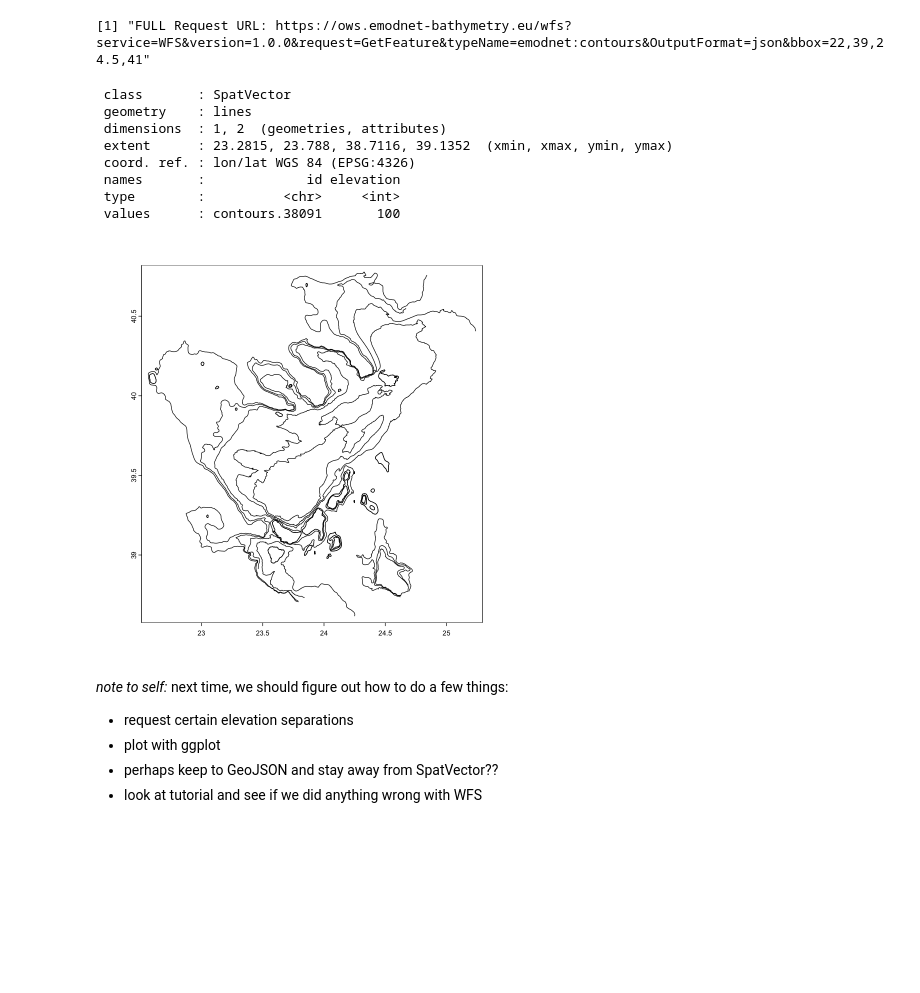
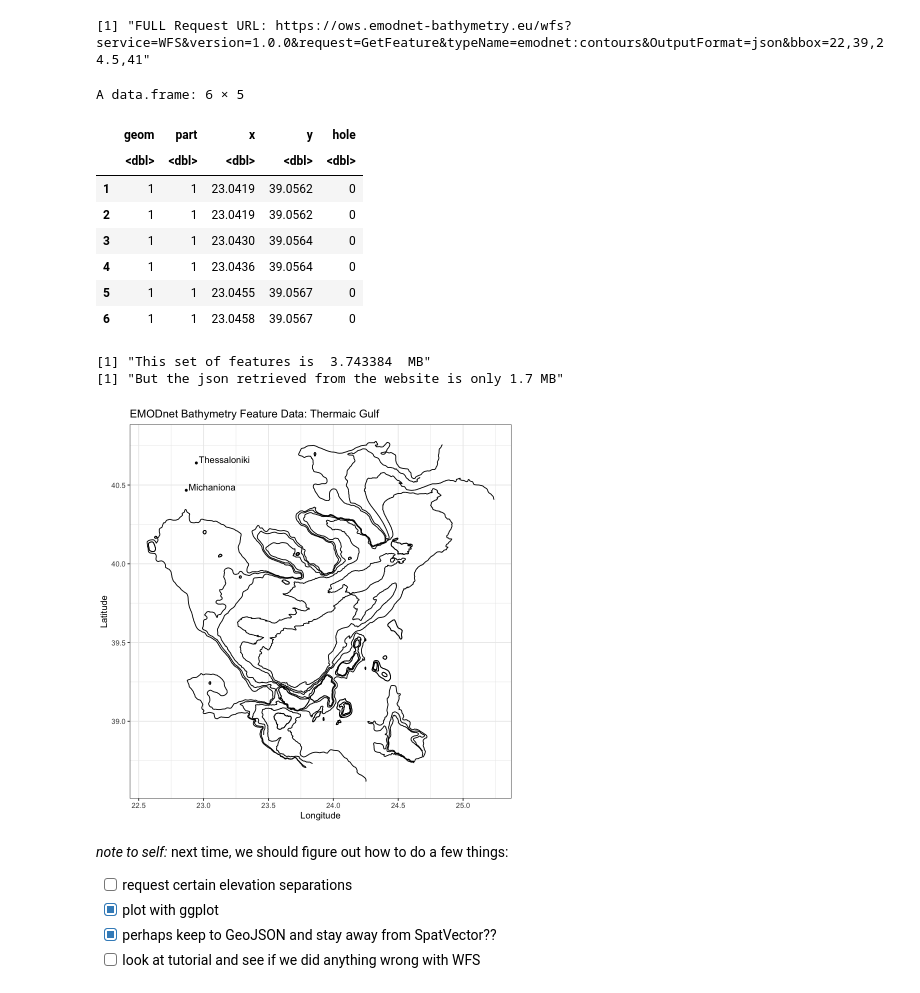
Before and after one commit to johnmays/bathymetric-data-vis, a Jupyter notebook: wfs_data_fetch_test.ipynb, the cells around one changed output. Cells and saved outputs as stored; diff of their text form; code cells hidden in the pictures; blank space fills up the shorter version.

Commit message:
redid plotting; tidied notebook
used ggplot instead of simply plot()

```diff
--- a/wfs_data_fetch_test.ipynb
+++ b/wfs_data_fetch_test.ipynb
@@ -35,34 +33,58 @@ get_bathymetry_contours <- function(xmin = 22.5, xmax = 25, ymin = 37.5, ymax =
   url <- paste("https://ows.emodnet-bathymetry.eu/wfs?service=WFS&version=1.0.0&request=GetFeature&typeName=",
                feature_type, "&OutputFormat=json&bbox=", bounding_box, sep = "")
   print(paste("FULL Request URL:", url))
-  # a function in terra for reading OGR GeoJSON data features:
-  # ogrInfo(dsn = url, layer = "OGRGeoJSON")
-  # layer <- readOGR(dsn = url, layer = "OGRGeoJSON")
-  layer <- vect(url, layer = "OGRGeoJSON")
-  return(layer)
+  # a function in terra for reading a GeoJSON file into terra's S4 vector
+  layer <- terra::vect(url) # , layer = "OGRGeoJSON"
+  contours <- terra::geom(layer) # turning vect into geom matri
+  contours <- as.data.frame(contours) # adding a data frame to geom matrix
+  return(contours)
 }
 # %%
 contours <- get_bathymetry_contours(xmin, xmax, ymin, ymax)
 # %% [output]
 [1] "FULL Request URL: https://ows.emodnet-bathymetry.eu/wfs?service=WFS&version=1.0.0&request=GetFeature&typeName=emodnet:contours&OutputFormat=json&bbox=22,39,24.5,41"
-# %%
-contours[4]
-# %% [output]
- class       : SpatVector
- geometry    : lines
- dimensions  : 1, 2  (geometries, attributes)
- extent      : 23.2815, 23.788, 38.7116, 39.1352  (xmin, xmax, ymin, ymax)
- coord. ref. : lon/lat WGS 84 (EPSG:4326)
- names       :             id elevation
- type        :          <chr>     <int>
- values      : contours.38091       100
 # %%
-plot(contours)
+head(contours)
 # %% [output]
-[figure, removed]
+A data.frame: 6 × 5
+|  | geom | part | x | y | hole |
+|  | <dbl> | <dbl> | <dbl> | <dbl> | <dbl> |
+| 1 | 1 | 1 | 23.0419 | 39.0562 | 0 |
+| 2 | 1 | 1 | 23.0419 | 39.0562 | 0 |
+| 3 | 1 | 1 | 23.0430 | 39.0564 | 0 |
+| 4 | 1 | 1 | 23.0436 | 39.0564 | 0 |
+| 5 | 1 | 1 | 23.0455 | 39.0567 | 0 |
+| 6 | 1 | 1 | 23.0458 | 39.0567 | 0 |
+# %%
+data_size <- object.size(contours) / 1e6
+print(paste("This set of features is ", data_size, " MB"))
+print("But the json retrieved from the website is only 1.7 MB")
+# %% [output]
+[1] "This set of features is  3.743384  MB"
+[1] "But the json retrieved from the website is only 1.7 MB"
+# %%
+cities <- c("Thessaloniki", "Michaniona")
+y <- c(40.6401, 40.4667)
+x <- c(22.9444, 22.8667)
+city_coords <- data.frame(city = cities, y = y, x = x)
+# %%
+map <- ggplot() +
+  geom_path(data = contours, aes(x = x, y = y, group = geom),
+            colour = "black") +
+  geom_point(data = city_coords, aes(x, y), size = 1, inherit.aes = FALSE) +
+  geom_text(data = city_coords, aes(x, y, label = city), inherit.aes = FALSE,
+            hjust = -0.05, vjust = 0) +
+  ggtitle("EMODnet Bathymetry Feature Data: Thermaic Gulf") +
+  xlab("Longitude") +
+  ylab("Latitude") +
+  theme_bw()
+
+map
+# %% [output]
+[figure, added]
 # %% [markdown]
 _note to self:_ next time, we should figure out how to do a few things:
-- request certain elevation separations
-- plot with ggplot
-- perhaps keep to GeoJSON and stay away from SpatVector??
-- look at tutorial and see if we did anything wrong with WFS
+- [ ] request certain elevation separations
+- [x] plot with ggplot
+- [x] perhaps keep to GeoJSON and stay away from SpatVector??
+- [ ] look at tutorial and see if we did anything wrong with WFS
```
Also changed, not shown: parts of 2 cells of this notebook.
